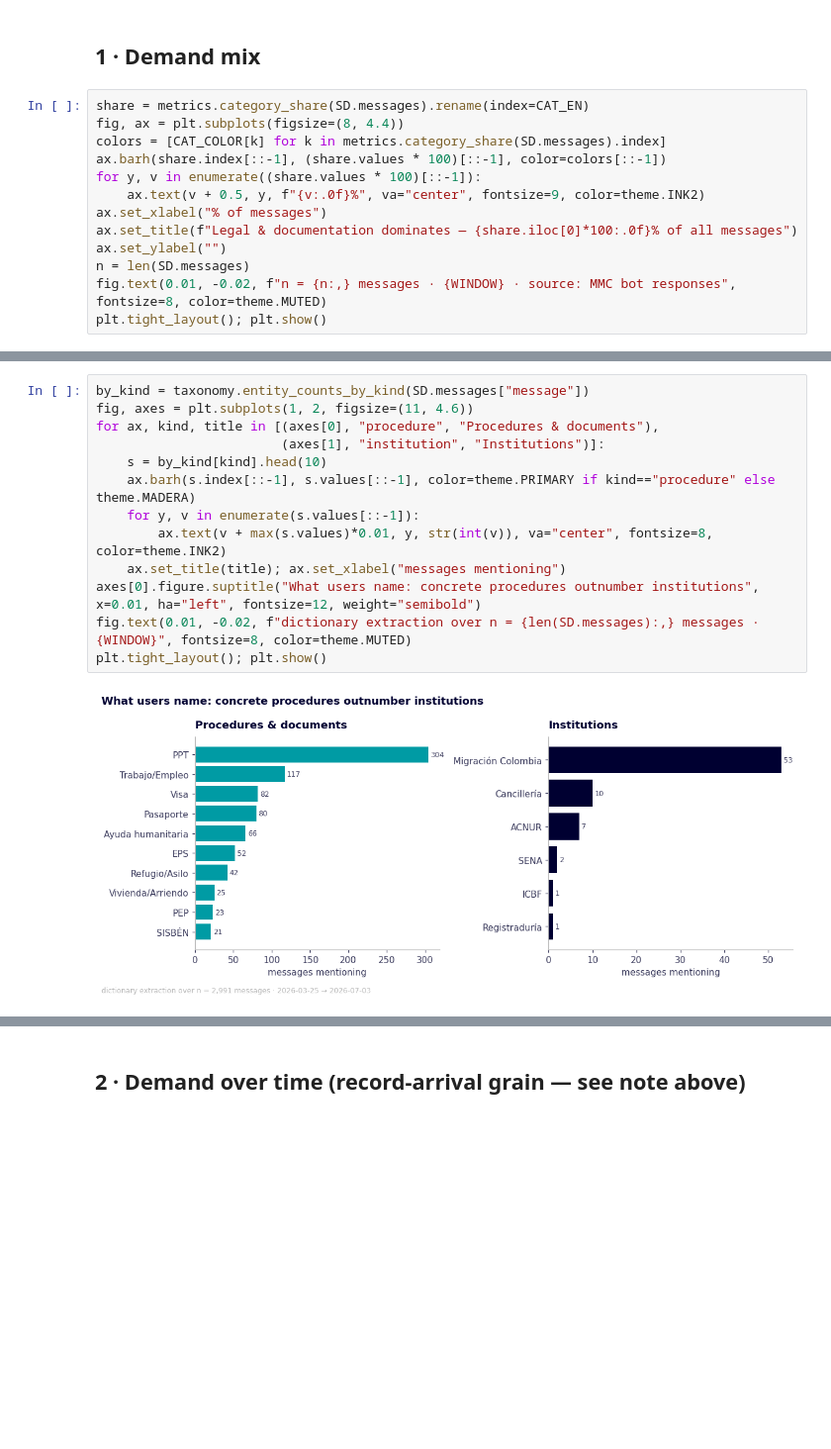
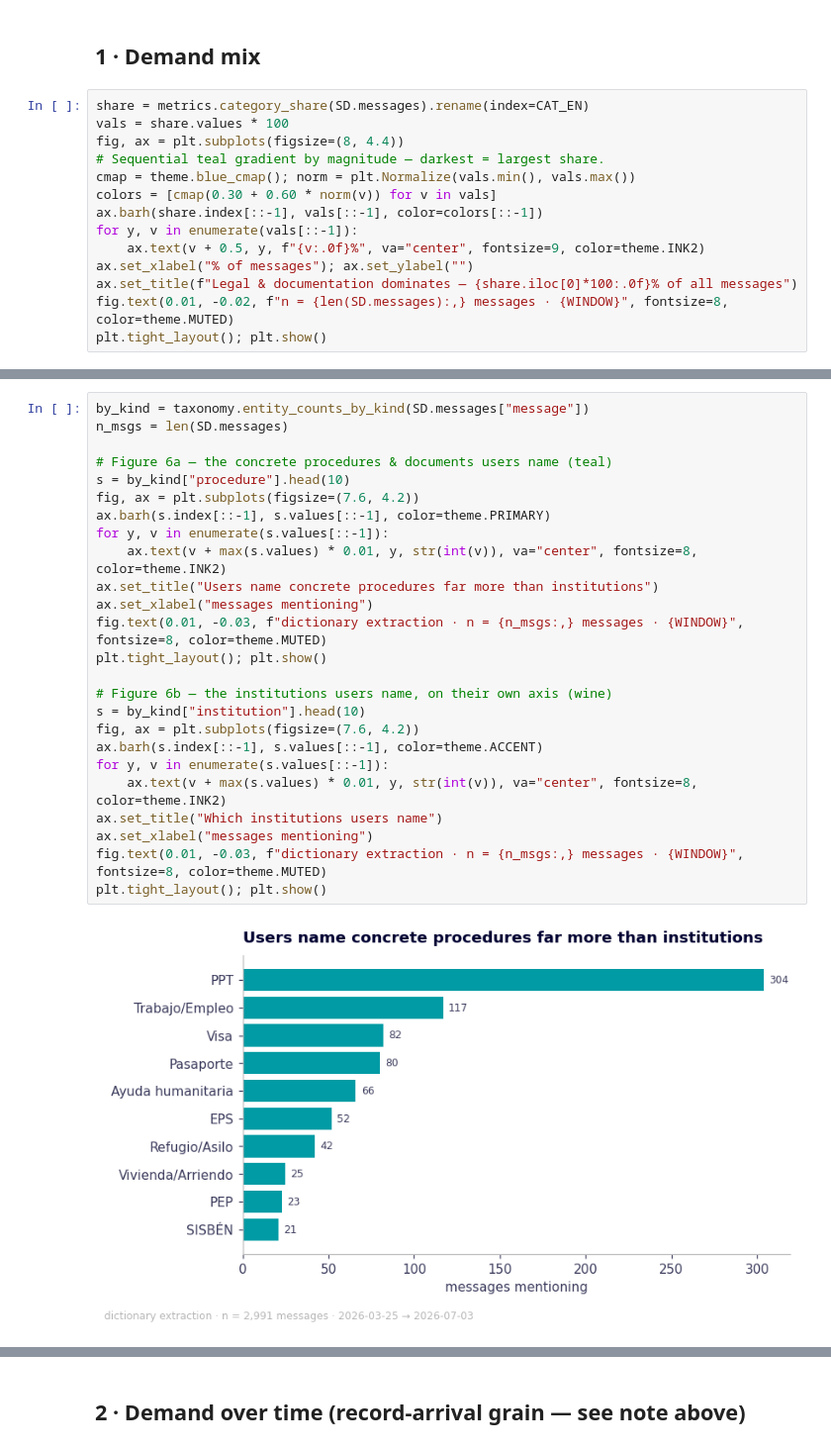
Before and after one commit to DiversaStudio/chatbot_methodology_mmc, a Jupyter notebook: notebooks/02_demand_behaviour_experience.ipynb, the cells around one changed output, grey strips where cells are left out. Shown at 99% size. Cells and saved outputs as stored; diff of their text form; blank space fills up the shorter version.

```diff
--- a/notebooks/02_demand_behaviour_experience.ipynb
+++ b/notebooks/02_demand_behaviour_experience.ipynb
@@ -51,15 +59,16 @@ Source: MMC_bot_responses_1783087815.xlsx | 948 rows | 2026-03-25 → 2026-07-03
 ## 1 · Demand mix
 # %%
 share = metrics.category_share(SD.messages).rename(index=CAT_EN)
+vals = share.values * 100
 fig, ax = plt.subplots(figsize=(8, 4.4))
-colors = [CAT_COLOR[k] for k in metrics.category_share(SD.messages).index]
-ax.barh(share.index[::-1], (share.values * 100)[::-1], color=colors[::-1])
-for y, v in enumerate((share.values * 100)[::-1]):
+# Sequential teal gradient by magnitude — darkest = largest share.
+cmap = theme.blue_cmap(); norm = plt.Normalize(vals.min(), vals.max())
+colors = [cmap(0.30 + 0.60 * norm(v)) for v in vals]
+ax.barh(share.index[::-1], vals[::-1], color=colors[::-1])
+for y, v in enumerate(vals[::-1]):
     ax.text(v + 0.5, y, f"{v:.0f}%", va="center", fontsize=9, color=theme.INK2)
-ax.set_xlabel("% of messages")
+ax.set_xlabel("% of messages"); ax.set_ylabel("")
 ax.set_title(f"Legal & documentation dominates — {share.iloc[0]*100:.0f}% of all messages")
-ax.set_ylabel("")
-n = len(SD.messages)
-fig.text(0.01, -0.02, f"n = {n:,} messages · {WINDOW} · source: MMC bot responses", fontsize=8, color=theme.MUTED)
+fig.text(0.01, -0.02, f"n = {len(SD.messages):,} messages · {WINDOW}", fontsize=8, color=theme.MUTED)
 plt.tight_layout(); plt.show()
 # %% [output]
@@ -83,15 +100,27 @@ plt.tight_layout(); plt.show()
 # %%
 by_kind = taxonomy.entity_counts_by_kind(SD.messages["message"])
-fig, axes = plt.subplots(1, 2, figsize=(11, 4.6))
-for ax, kind, title in [(axes[0], "procedure", "Procedures & documents"),
-                        (axes[1], "institution", "Institutions")]:
-    s = by_kind[kind].head(10)
-    ax.barh(s.index[::-1], s.values[::-1], color=theme.PRIMARY if kind=="procedure" else theme.MADERA)
-    for y, v in enumerate(s.values[::-1]):
-        ax.text(v + max(s.values)*0.01, y, str(int(v)), va="center", fontsize=8, color=theme.INK2)
-    ax.set_title(title); ax.set_xlabel("messages mentioning")
-axes[0].figure.suptitle("What users name: concrete procedures outnumber institutions", x=0.01, ha="left", fontsize=12, weight="semibold")
-fig.text(0.01, -0.02, f"dictionary extraction over n = {len(SD.messages):,} messages · {WINDOW}", fontsize=8, color=theme.MUTED)
+n_msgs = len(SD.messages)
+
+# Figure 6a — the concrete procedures & documents users name (teal)
+s = by_kind["procedure"].head(10)
+fig, ax = plt.subplots(figsize=(7.6, 4.2))
+ax.barh(s.index[::-1], s.values[::-1], color=theme.PRIMARY)
+for y, v in enumerate(s.values[::-1]):
+    ax.text(v + max(s.values) * 0.01, y, str(int(v)), va="center", fontsize=8, color=theme.INK2)
+ax.set_title("Users name concrete procedures far more than institutions")
+ax.set_xlabel("messages mentioning")
+fig.text(0.01, -0.03, f"dictionary extraction · n = {n_msgs:,} messages · {WINDOW}", fontsize=8, color=theme.MUTED)
 plt.tight_layout(); plt.show()
+
+# Figure 6b — the institutions users name, on their own axis (wine)
+s = by_kind["institution"].head(10)
+fig, ax = plt.subplots(figsize=(7.6, 4.2))
+ax.barh(s.index[::-1], s.values[::-1], color=theme.ACCENT)
+for y, v in enumerate(s.values[::-1]):
+    ax.text(v + max(s.values) * 0.01, y, str(int(v)), va="center", fontsize=8, color=theme.INK2)
+ax.set_title("Which institutions users name")
+ax.set_xlabel("messages mentioning")
+fig.text(0.01, -0.03, f"dictionary extraction · n = {n_msgs:,} messages · {WINDOW}", fontsize=8, color=theme.MUTED)
+plt.tight_layout(); plt.show()
 # %% [output]
-[figure, old version]
+[figure, new version]
```
Also changed, not shown: parts of 7 cells of this notebook, 27 other files.
